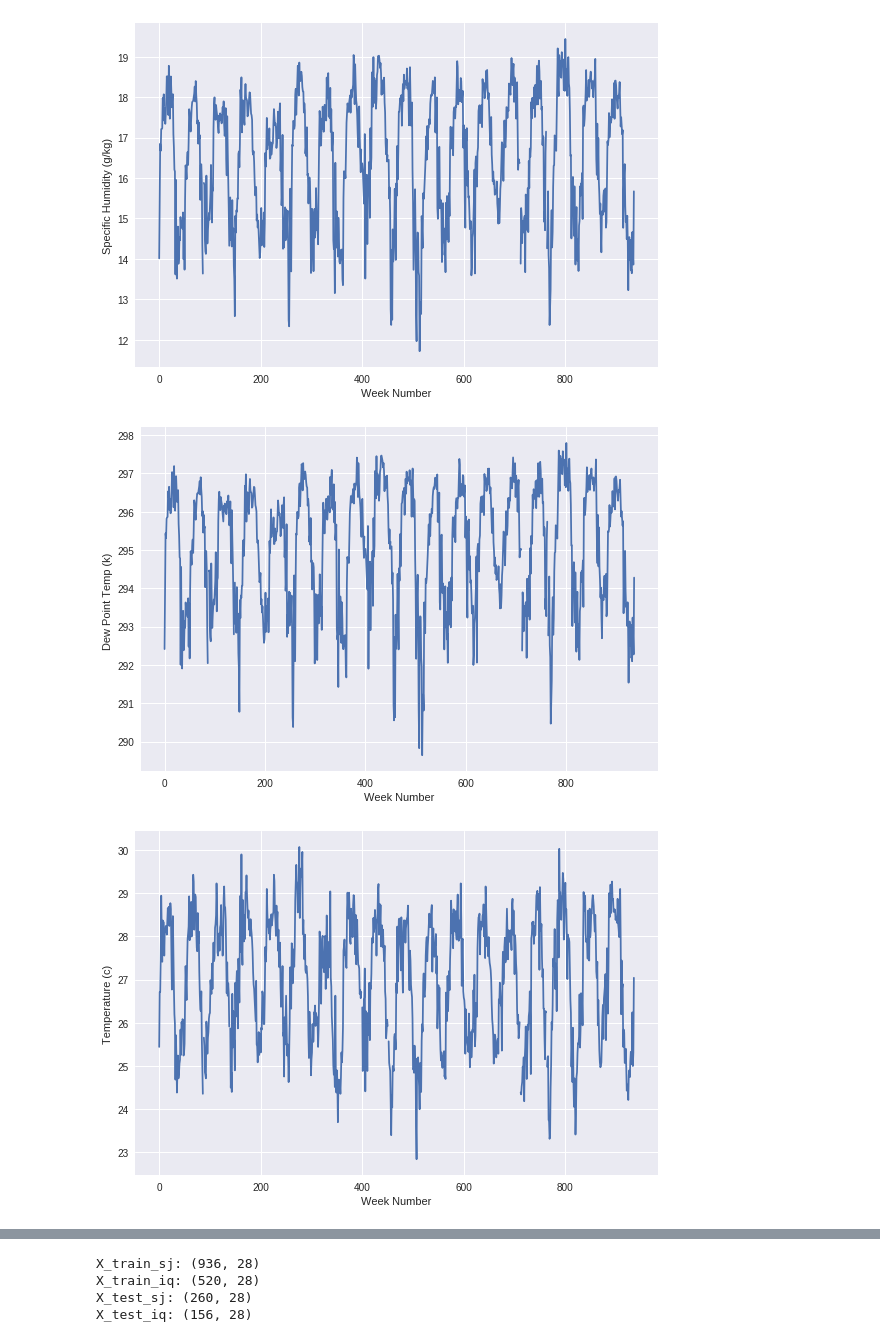
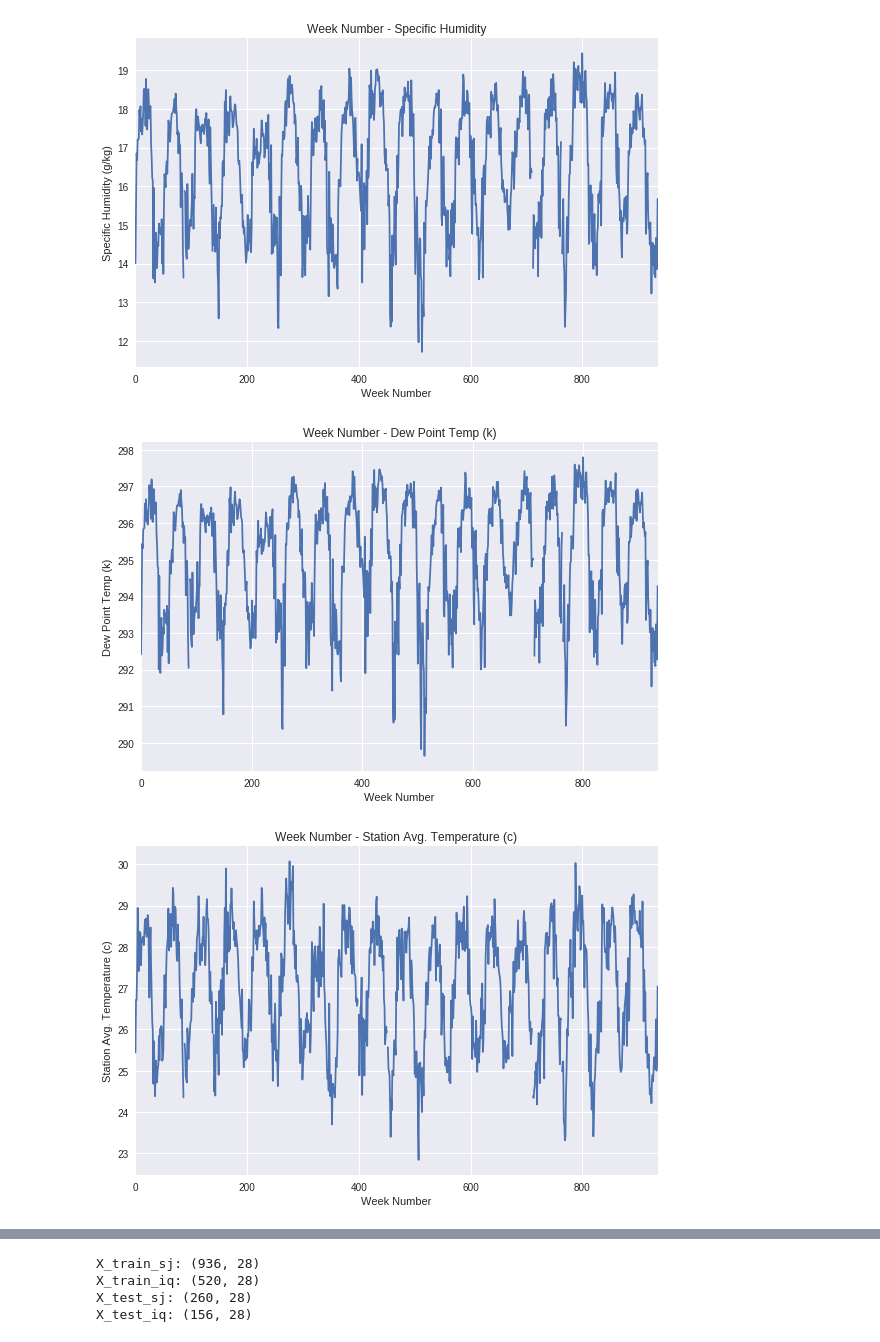
Before and after one commit to Dinuka77/DengAI, a Jupyter notebook: MultiModel.ipynb, the cells around one changed output, grey strips where cells are left out. Drawn from its saved outputs; the diff is of its cells as text; code cells hidden in the pictures.

```diff
--- a/MultiModel.ipynb
+++ b/MultiModel.ipynb
@@ -51,0 +80,2 @@ plt.show()
+# %%
+X_train = X_train.drop('ndvi_ne',axis=1)
@@ -90,21 +121,24 @@ plt.tight_layout()
 # %%
 XY_sj.reanalysis_specific_humidity_g_per_kg.plot(kind='line')
+plt.title('Week Number - Specific Humidity')
 plt.xlabel('Week Number')
 plt.ylabel('Specific Humidity (g/kg)')
 plt.tight_layout()
 # %% [output]
-[figure, old version]
+[figure, new version]
 # %%
 XY_sj.reanalysis_dew_point_temp_k.plot(kind='line')
+plt.title('Week Number - Dew Point Temp (k)')
 plt.xlabel('Week Number')
-plt.ylabel('Dew Point Temp (k) ')
+plt.ylabel('Dew Point Temp (k)')
 plt.tight_layout()
 # %% [output]
-[figure, old version]
+[figure, new version]
 # %%
 XY_sj.station_avg_temp_c.plot(kind='line')
+plt.title('Week Number - Station Avg. Temperature (c)')
 plt.xlabel('Week Number')
-plt.ylabel('Temperature (c)')
+plt.ylabel('Station Avg. Temperature (c)')
 plt.tight_layout()
 # %% [output]
-[figure, old version]
+[figure, new version]
```
Also changed, not shown: parts of 39 cells of this notebook, 14 other files.
